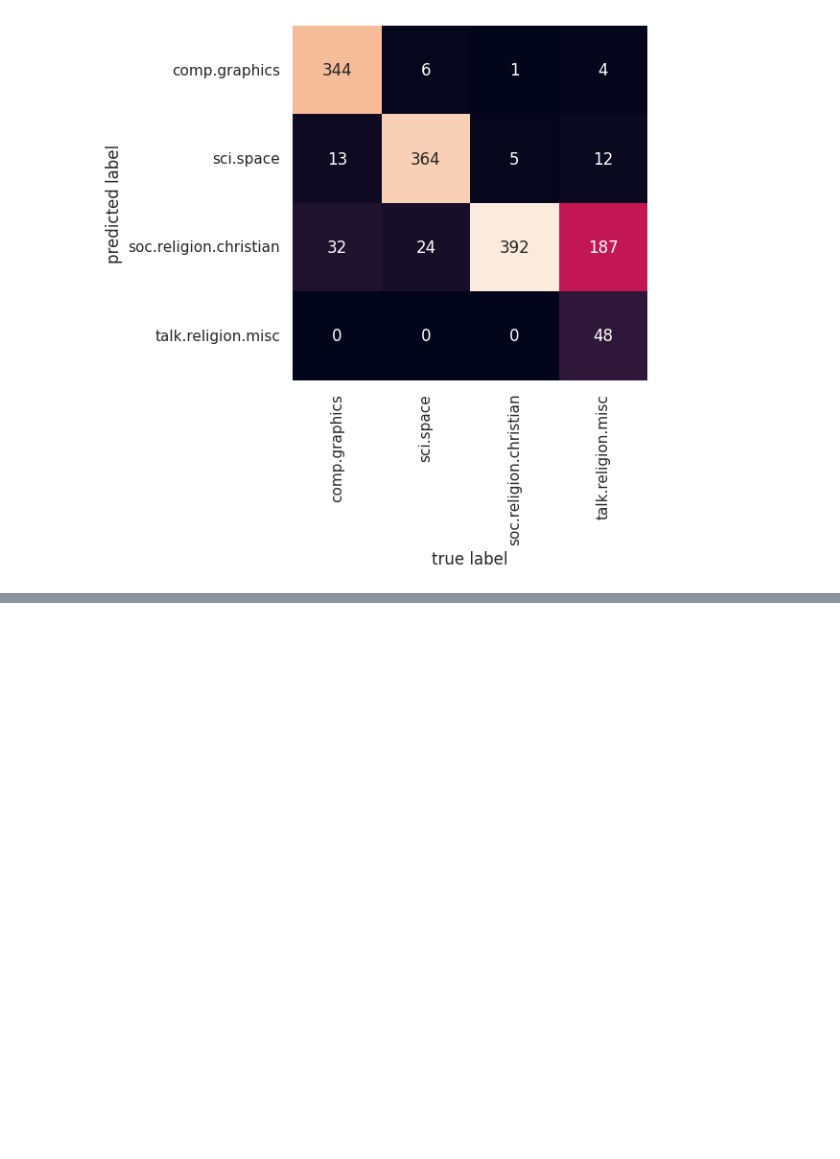
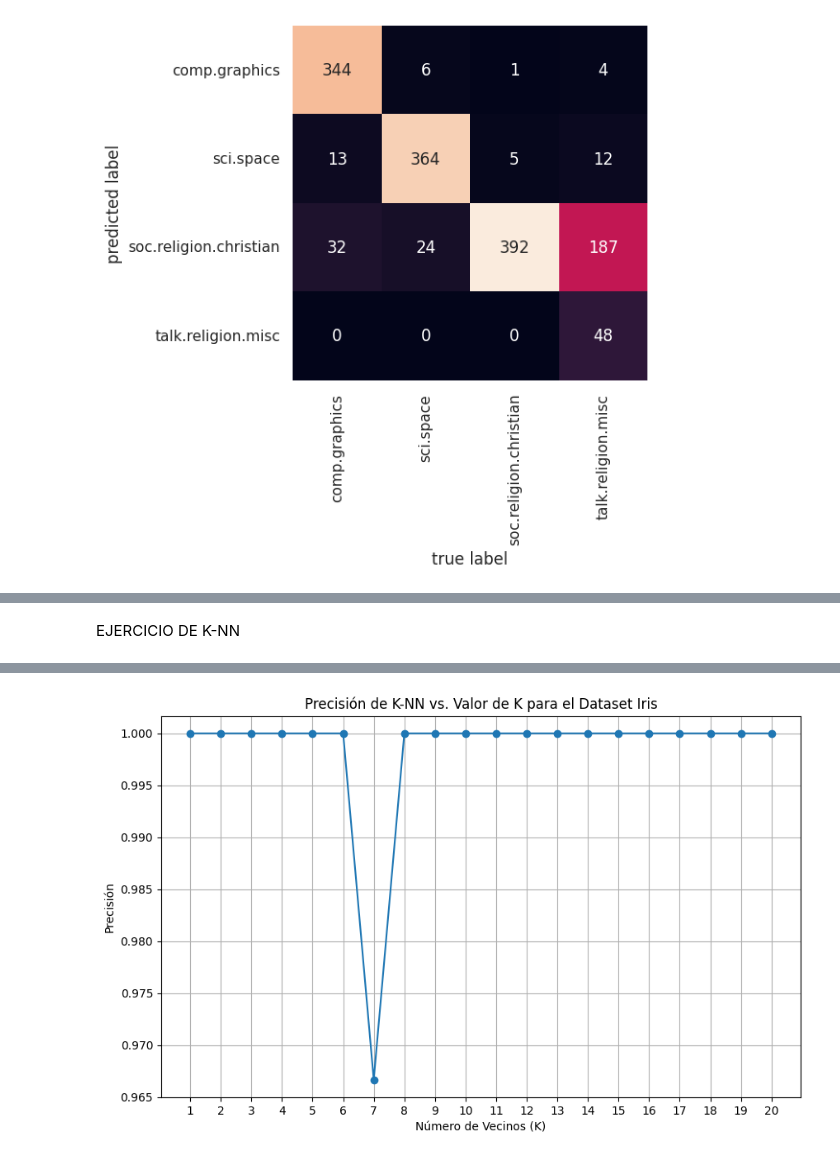
Before and after one commit to AdriannMo/Mineria_de_Datos, a Jupyter notebook: Copia_de_Minería_de_Datos.ipynb, the cells around one changed output, grey strips where cells are left out. Saved outputs shown, nothing was run; the diff lists cells and outputs as text; code cells hidden in the pictures; blank space fills up the shorter version.

```diff
--- a/Copia_de_Minería_de_Datos.ipynb
+++ b/Copia_de_Minería_de_Datos.ipynb
@@ -2344,0 +2375,11 @@ plt.ylabel('predicted label');
+# %%
+from collections import Counter
+
+k = 3
+vecinos = distancias[:k]
+
+clases = [clase for _, clase in vecinos]
+resultado = Counter(clases).most_common(1)
+
+print("Vecinos:", vecinos)
+print("Clase asignada:", resultado[0][0])
@@ -2344,0 +2486,54 @@ plt.ylabel('predicted label');
+# %% [markdown]
+EJERCICIO DE K-NN
+# %%
+import seaborn as sns
+import numpy as np
+from sklearn.model_selection import train_test_split
+from sklearn.neighbors import KNeighborsClassifier
+from sklearn.metrics import accuracy_score
+import matplotlib.pyplot as plt
+
+#dataset Iris
+iris = sns.load_dataset('iris')
+
+X = iris.drop('species', axis=1) # Características
+y = iris['species']           # Variable objetivo
+
+# Divido los datos en conjuntos de entrenamiento (80%) y prueba (20%)
+X_train, X_test, y_train, y_test = train_test_split(X, y, test_size=0.2, random_state=42)
+
+# Preparar para almacenar las puntuaciones de precisión para diferentes valores de K
+k_values = range(1, 21) # Probar K de 1 a 20
+accuracies = []
+
+# 3. Itero a través de diferentes valores de K
+for k in k_values:
+    # Entreno un modelo K-NN para cada K
+    knn = KNeighborsClassifier(n_neighbors=k)
+    knn.fit(X_train, y_train)
+
+    # Realizo predicciones en el conjunto de prueba
+    y_pred = knn.predict(X_test)
+
+    # Evaluar la precisión
+    accuracy = accuracy_score(y_test, y_pred)
+    accuracies.append(accuracy)
+    print(f"K = {k}, Precisión: {accuracy:.4f}")
+
+# 6. Determinar el mejor K
+best_k_index = np.argmax(accuracies)
+best_k = k_values[best_k_index]
+best_accuracy = accuracies[best_k_index]
+
+print(f"\nValor de K óptimo: {best_k} con una precisión de {best_accuracy:.4f}")
+
+#Resultados
+plt.figure(figsize=(10, 6))
+plt.plot(k_values, accuracies, marker='o', linestyle='-')
+plt.title('Precisión de K-NN vs. Valor de K para el Dataset Iris')
+plt.xlabel('Número de Vecinos (K)')
+plt.ylabel('Precisión')
+plt.xticks(k_values)
+plt.grid(True)
+plt.show()
+# %% [output]
@@ -2344,0 +2557 @@ plt.ylabel('predicted label');
+[figure, added]
```
Also changed, not shown: parts of 18 cells of this notebook.
